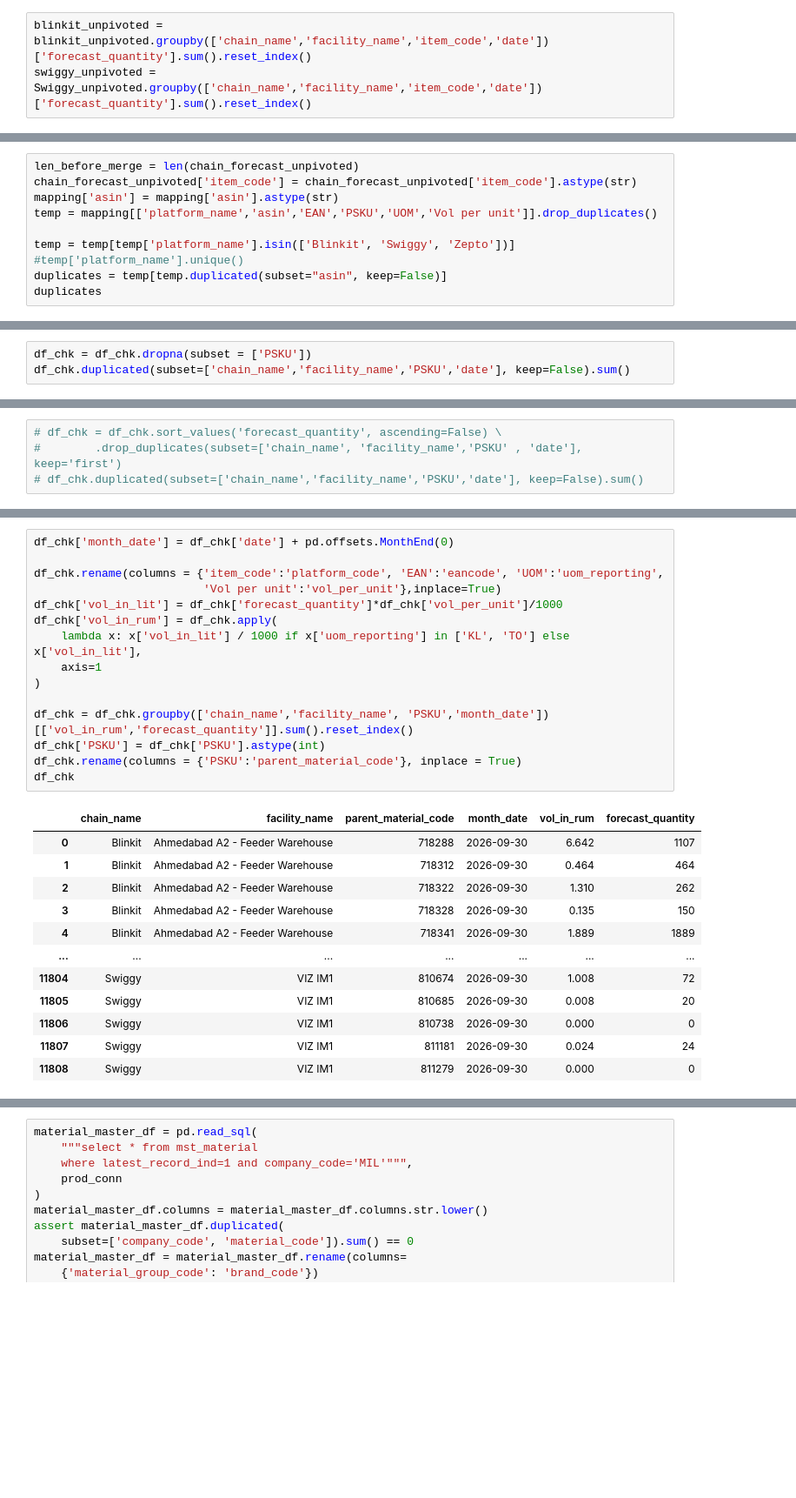
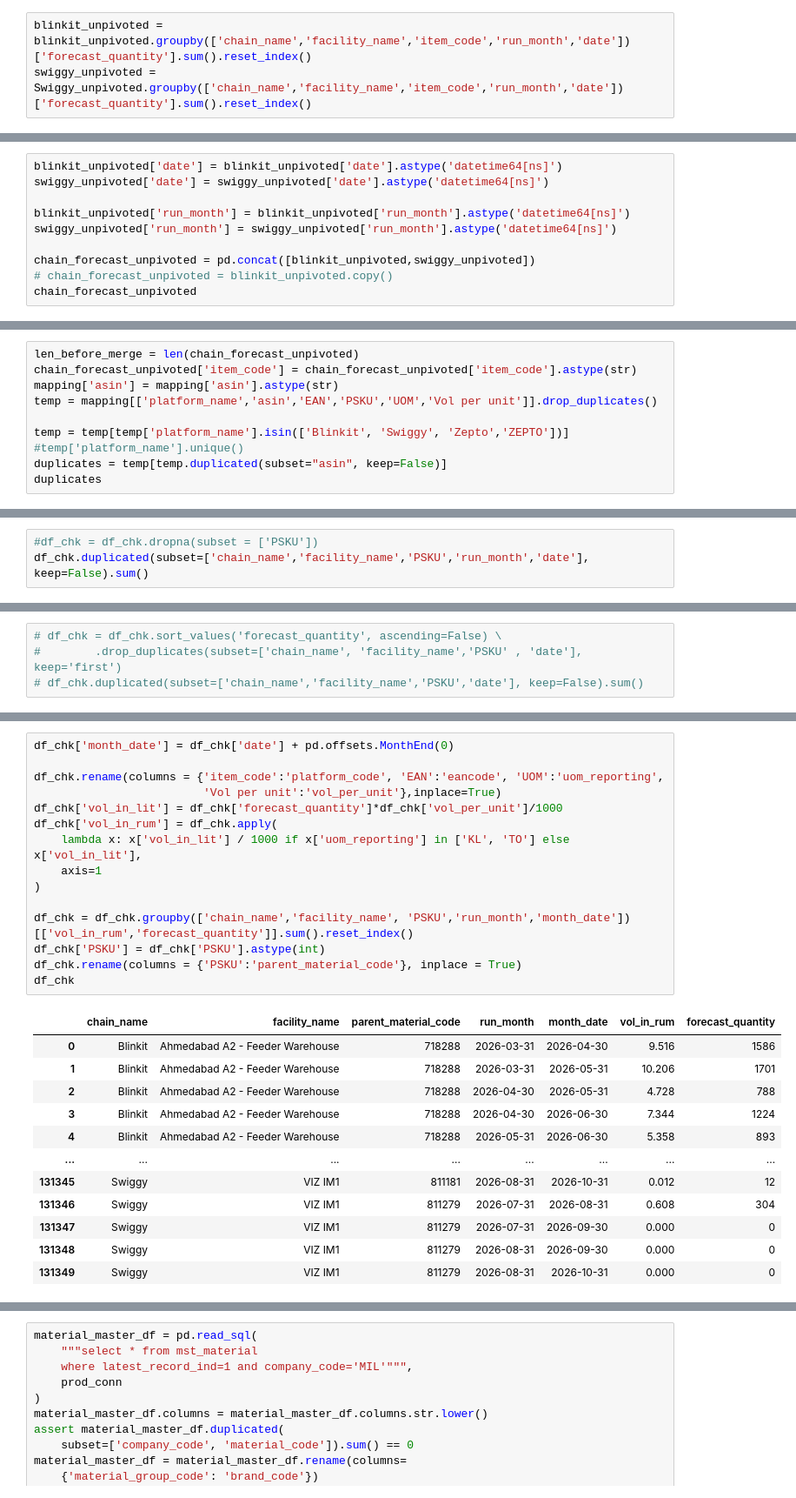
Before and after one commit to DSAmanSingh/collate_results_2, a Jupyter notebook: chain_forecast.ipynb, the cells around one changed output, grey strips where cells are left out. Shown at 87% size. Drawn from its saved outputs; the diff is of its cells as text; blank space fills up the shorter version.

```diff
--- a/chain_forecast.ipynb
+++ b/chain_forecast.ipynb
@@ -186,3 +513,3 @@ Swiggy_unpivoted
 # %%
-blinkit_unpivoted = blinkit_unpivoted.groupby(['chain_name','facility_name','item_code','date'])['forecast_quantity'].sum().reset_index()
-swiggy_unpivoted = Swiggy_unpivoted.groupby(['chain_name','facility_name','item_code','date'])['forecast_quantity'].sum().reset_index()
+blinkit_unpivoted = blinkit_unpivoted.groupby(['chain_name','facility_name','item_code','run_month','date'])['forecast_quantity'].sum().reset_index()
+swiggy_unpivoted = Swiggy_unpivoted.groupby(['chain_name','facility_name','item_code','run_month','date'])['forecast_quantity'].sum().reset_index()
@@ -206,0 +546,10 @@ chain_forecast_unpivoted
+# %%
+blinkit_unpivoted['date'] = blinkit_unpivoted['date'].astype('datetime64[ns]')
+swiggy_unpivoted['date'] = swiggy_unpivoted['date'].astype('datetime64[ns]')
+
+blinkit_unpivoted['run_month'] = blinkit_unpivoted['run_month'].astype('datetime64[ns]')
+swiggy_unpivoted['run_month'] = swiggy_unpivoted['run_month'].astype('datetime64[ns]')
+
+chain_forecast_unpivoted = pd.concat([blinkit_unpivoted,swiggy_unpivoted])
+# chain_forecast_unpivoted = blinkit_unpivoted.copy()
+chain_forecast_unpivoted
@@ -212,7 +575,7 @@ chain_forecast_unpivoted['item_code'] = chain_forecast_unpivoted['item_code'].as
 mapping['asin'] = mapping['asin'].astype(str)
 temp = mapping[['platform_name','asin','EAN','PSKU','UOM','Vol per unit']].drop_duplicates()
 
-temp = temp[temp['platform_name'].isin(['Blinkit', 'Swiggy', 'Zepto'])]
+temp = temp[temp['platform_name'].isin(['Blinkit', 'Swiggy', 'Zepto','ZEPTO'])]
 #temp['platform_name'].unique()
 duplicates = temp[temp.duplicated(subset="asin", keep=False)]
 duplicates
@@ -294,4 +668,4 @@ df_chk[(df_chk['chain_name'] == 'Swiggy')]#['forecast_quantity'].sum()
 # %%
-df_chk = df_chk.dropna(subset = ['PSKU'])
-df_chk.duplicated(subset=['chain_name','facility_name','PSKU','date'], keep=False).sum()
+#df_chk = df_chk.dropna(subset = ['PSKU'])
+df_chk.duplicated(subset=['chain_name','facility_name','PSKU','run_month','date'], keep=False).sum()
 # %% [output]
@@ -314,28 +686,28 @@ Index(['chain_name', 'facility_name', 'item_code', 'date', 'forecast_quantity',
 # %%
 df_chk['month_date'] = df_chk['date'] + pd.offsets.MonthEnd(0)
 
 df_chk.rename(columns = {'item_code':'platform_code', 'EAN':'eancode', 'UOM':'uom_reporting',
                          'Vol per unit':'vol_per_unit'},inplace=True)
 df_chk['vol_in_lit'] = df_chk['forecast_quantity']*df_chk['vol_per_unit']/1000
 df_chk['vol_in_rum'] = df_chk.apply(
     lambda x: x['vol_in_lit'] / 1000 if x['uom_reporting'] in ['KL', 'TO'] else x['vol_in_lit'],
     axis=1
 )
 
-df_chk = df_chk.groupby(['chain_name','facility_name', 'PSKU','month_date'])[['vol_in_rum','forecast_quantity']].sum().reset_index()
+df_chk = df_chk.groupby(['chain_name','facility_name', 'PSKU','run_month','month_date'])[['vol_in_rum','forecast_quantity']].sum().reset_index()
 df_chk['PSKU'] = df_chk['PSKU'].astype(int)
 df_chk.rename(columns = {'PSKU':'parent_material_code'}, inplace = True)
 df_chk
 # %% [output]
-|  | chain_name | facility_name | parent_material_code | month_date | vol_in_rum | forecast_quantity |
-| 0 | Blinkit | Ahmedabad A2 - Feeder Warehouse | 718288 | 2026-09-30 | 6.642 | 1107 |
-| 1 | Blinkit | Ahmedabad A2 - Feeder Warehouse | 718312 | 2026-09-30 | 0.464 | 464 |
-| 2 | Blinkit | Ahmedabad A2 - Feeder Warehouse | 718322 | 2026-09-30 | 1.310 | 262 |
-| 3 | Blinkit | Ahmedabad A2 - Feeder Warehouse | 718328 | 2026-09-30 | 0.135 | 150 |
-| 4 | Blinkit | Ahmedabad A2 - Feeder Warehouse | 718341 | 2026-09-30 | 1.889 | 1889 |
-| ... | ... | ... | ... | ... | ... | ... |
-| 11804 | Swiggy | VIZ IM1 | 810674 | 2026-09-30 | 1.008 | 72 |
-| 11805 | Swiggy | VIZ IM1 | 810685 | 2026-09-30 | 0.008 | 20 |
-| 11806 | Swiggy | VIZ IM1 | 810738 | 2026-09-30 | 0.000 | 0 |
-| 11807 | Swiggy | VIZ IM1 | 811181 | 2026-09-30 | 0.024 | 24 |
-| 11808 | Swiggy | VIZ IM1 | 811279 | 2026-09-30 | 0.000 | 0 |
+|  | chain_name | facility_name | parent_material_code | run_month | month_date | vol_in_rum | forecast_quantity |
+| 0 | Blinkit | Ahmedabad A2 - Feeder Warehouse | 718288 | 2026-03-31 | 2026-04-30 | 9.516 | 1586 |
+| 1 | Blinkit | Ahmedabad A2 - Feeder Warehouse | 718288 | 2026-03-31 | 2026-05-31 | 10.206 | 1701 |
+| 2 | Blinkit | Ahmedabad A2 - Feeder Warehouse | 718288 | 2026-04-30 | 2026-05-31 | 4.728 | 788 |
+| 3 | Blinkit | Ahmedabad A2 - Feeder Warehouse | 718288 | 2026-04-30 | 2026-06-30 | 7.344 | 1224 |
+| 4 | Blinkit | Ahmedabad A2 - Feeder Warehouse | 718288 | 2026-05-31 | 2026-06-30 | 5.358 | 893 |
+| ... | ... | ... | ... | ... | ... | ... | ... |
+| 131345 | Swiggy | VIZ IM1 | 811181 | 2026-08-31 | 2026-10-31 | 0.012 | 12 |
+| 131346 | Swiggy | VIZ IM1 | 811279 | 2026-07-31 | 2026-08-31 | 0.608 | 304 |
+| 131347 | Swiggy | VIZ IM1 | 811279 | 2026-07-31 | 2026-09-30 | 0.000 | 0 |
+| 131348 | Swiggy | VIZ IM1 | 811279 | 2026-08-31 | 2026-09-30 | 0.000 | 0 |
+| 131349 | Swiggy | VIZ IM1 | 811279 | 2026-08-31 | 2026-10-31 | 0.000 | 0 |
```
Also changed, not shown: parts of 154 cells of this notebook, 8 other files.
